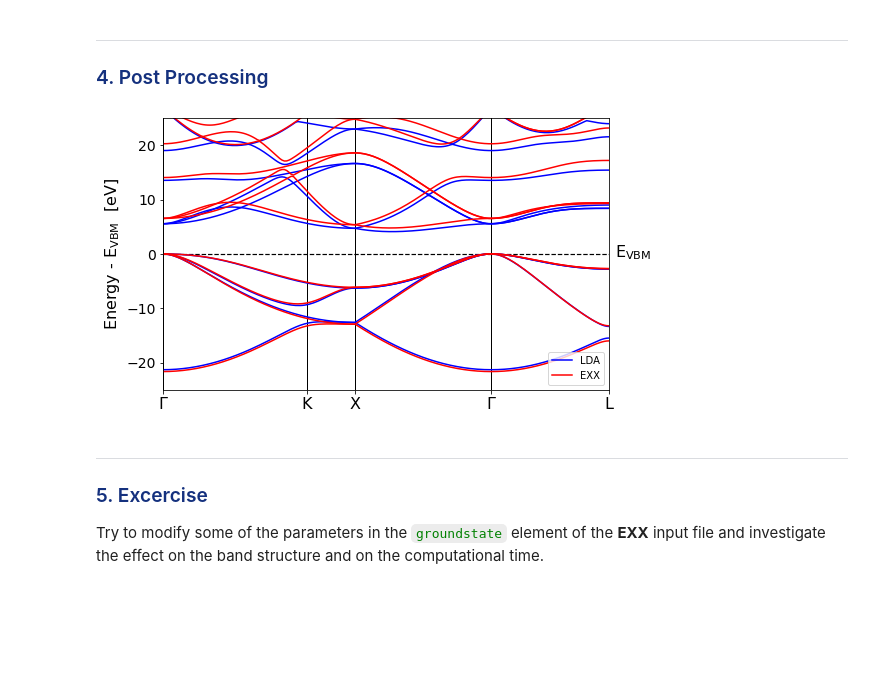
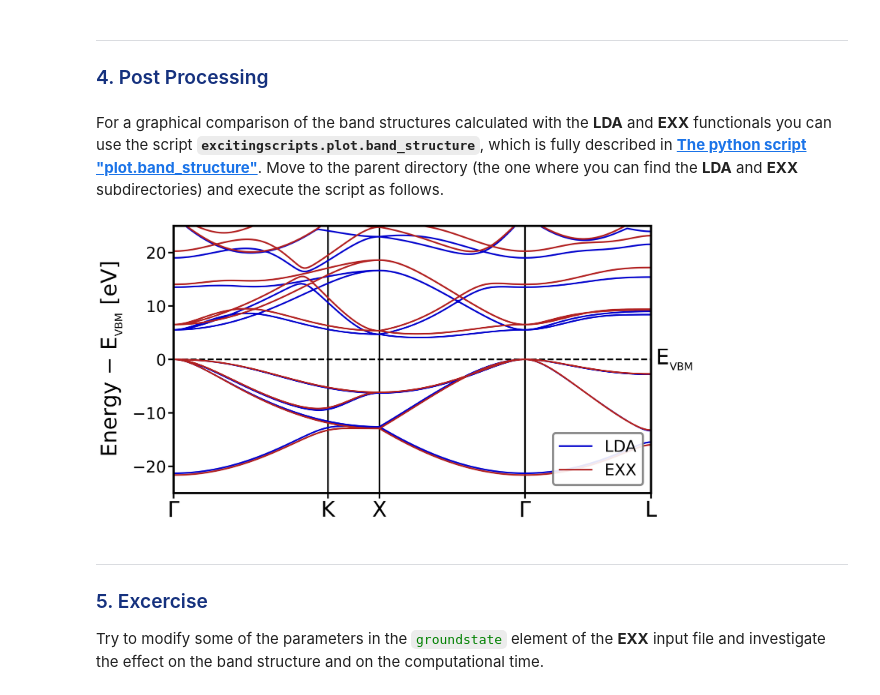
Before and after one commit to gulans/exciting, a Jupyter notebook: tools/excitingjupyter/excitingjupyter/02_ground_state/tutorial_exact_exchange_calculations.ipynb, the cells around one changed output. Saved outputs shown, nothing was run; the diff lists cells and outputs as text; code cells hidden in the pictures; blank space fills up the shorter version.

```diff
--- a/tools/excitingjupyter/excitingjupyter/02_ground_state/tutorial_exact_exchange_calculations.ipynb
+++ b/tools/excitingjupyter/excitingjupyter/02_ground_state/tutorial_exact_exchange_calculations.ipynb
@@ -256,30 +233,2 @@ band_data_EXX.bands = (band_data_EXX.bands - vbm_EXX) * ha_to_ev
-# %%
-import matplotlib.pyplot as plt
-from matplotlib.lines import Line2D
-
-plt.figure(figsize=(8,5))
-plt.ylabel("Energy - $\mathregular{E_{VBM}}$  [eV]", fontsize=16)
-plt.ylim([-25, 25])
-plt.xlim([vertices[0], vertices[-1]])
-
-plt.xticks(ticks=vertices, labels=labels, fontsize=16)
-plt.yticks(fontsize=14)
-plt.rcParams["axes.linewidth"] = 2
-
-plt.axhline(y=band_data_LDA.e_fermi, color="black", linestyle='--', linewidth=1.2)
-
-for i in range(len(band_data_LDA.vertices)):
-    plt.axvline(x=vertices[i], color="black", linewidth=1)
-
-plt.text(3.1, -0.6, "$\mathregular{E_{VBM}}$", fontsize=16)
-
-plt.plot(band_data_LDA.flattened_k_points, band_data_LDA.bands, color="blue")
-plt.plot(band_data_EXX.flattened_k_points, band_data_EXX.bands, color="red")
-
-LDA_label = Line2D([0], [0], label='LDA', color='blue')
-EXX_label = Line2D([0], [0], label='EXX', color='red')
-plt.legend(handles=[LDA_label,EXX_label], loc='lower right')
-
-plt.show()
-# %% [output]
-[figure, removed]
+# %% [markdown]
+For a graphical comparison of the band structures calculated with the **LDA** and **EXX** functionals you can use the script **`excitingscripts.plot.band_structure`**, which is fully described in [**The python script "plot.band_structure"**](https://www.exciting-code.org/the-python-script-plot.band_structure). Move to the parent directory (the one where you can find the **LDA** and **EXX** subdirectories) and execute the script as follows.
@@ -286,3 +240,8 @@ plt.show()
+# %%
+from IPython.display import Image
+display(Image('run_tutorial_exact_exchange_calculations/PLOT.png', width = 600))
+# %% [output]
+[figure, added]
 # %% [markdown]
 <a id='5'></a>
 <hr style="border:1px solid #DDD"> </hr>
```
Also changed, not shown: parts of 26 cells of this notebook, 22 other files.
